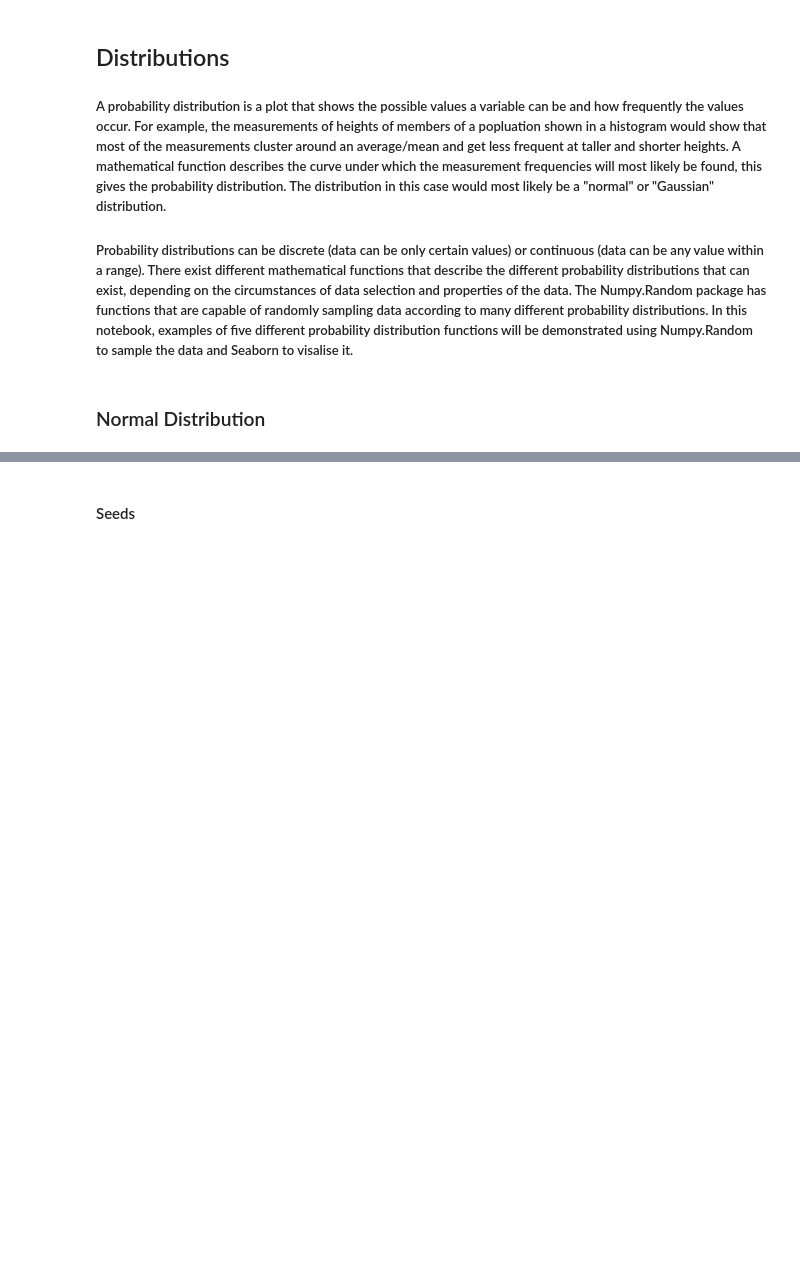
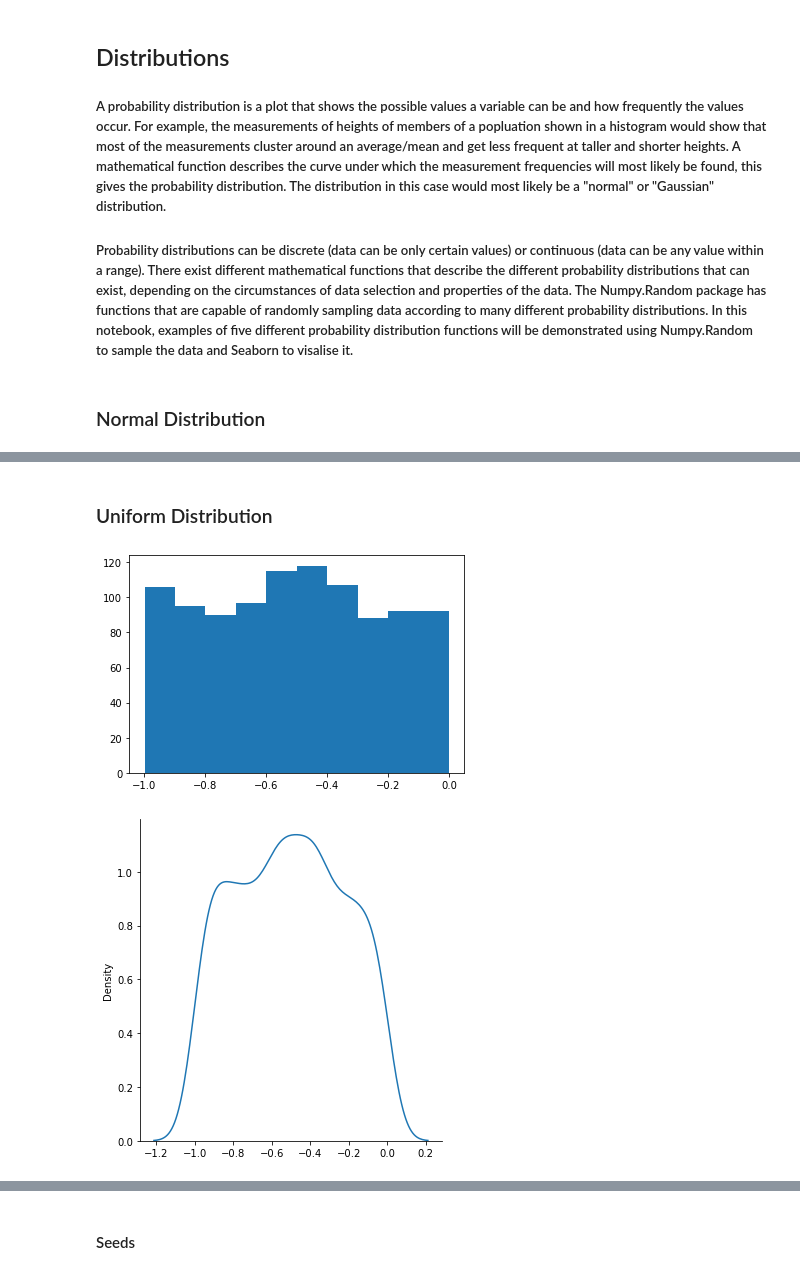
Before and after one commit to ByketPoe/efarrellPfDA2021submission, a Jupyter notebook: The_NumpyRandom_Package.ipynb, the cells around one changed output, grey strips where cells are left out. Saved outputs shown, nothing was run; the diff lists cells and outputs as text; code cells hidden in the pictures; blank space fills up the shorter version.

Commit message:
more distributions code and visualisations added

```diff
--- a/The_NumpyRandom_Package.ipynb
+++ b/The_NumpyRandom_Package.ipynb
@@ -44,0 +49,10 @@ plt.show()
+# %% [markdown]
+### Uniform Distribution
+# %%
+uni_arr = np.random.uniform(-1,0,1000)
+plt.hist(uni_arr)
+sns.displot(uni_arr, kind='kde')
+plt.show()
+# %% [output]
+[figure, added]
+[figure, added]
```
Also changed, not shown: parts of 9 cells of this notebook.
